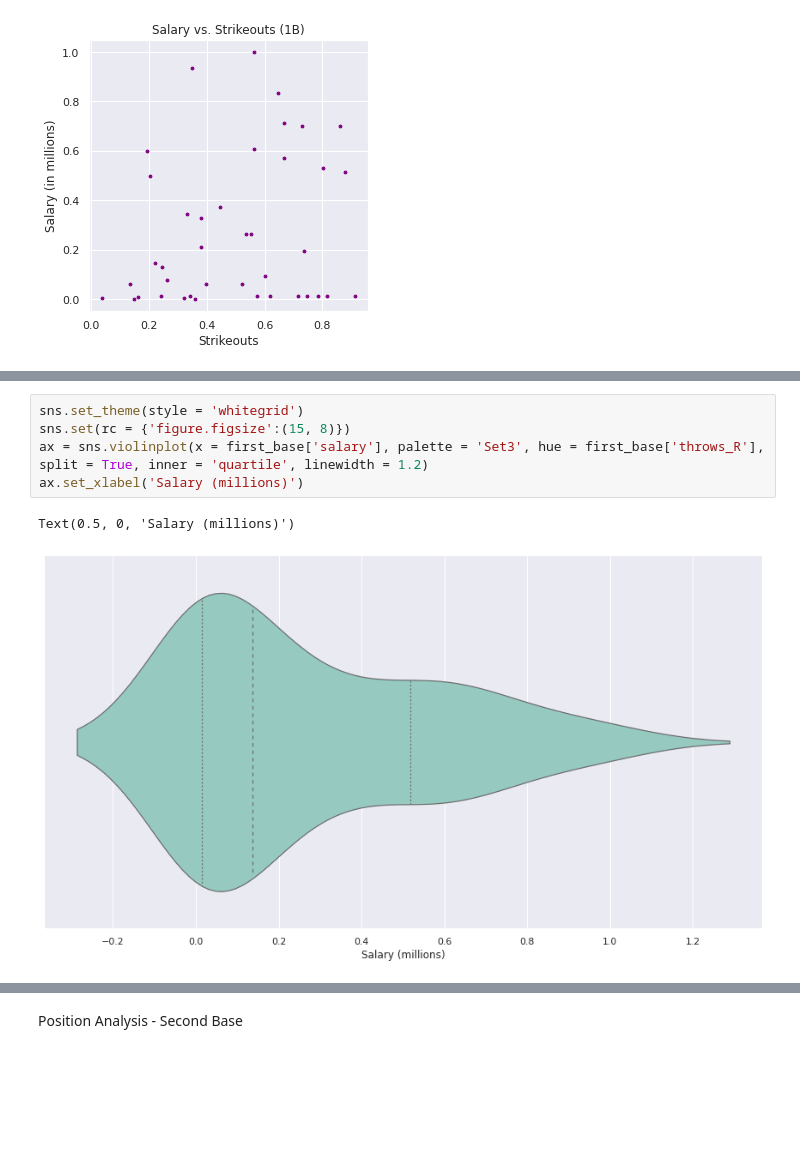
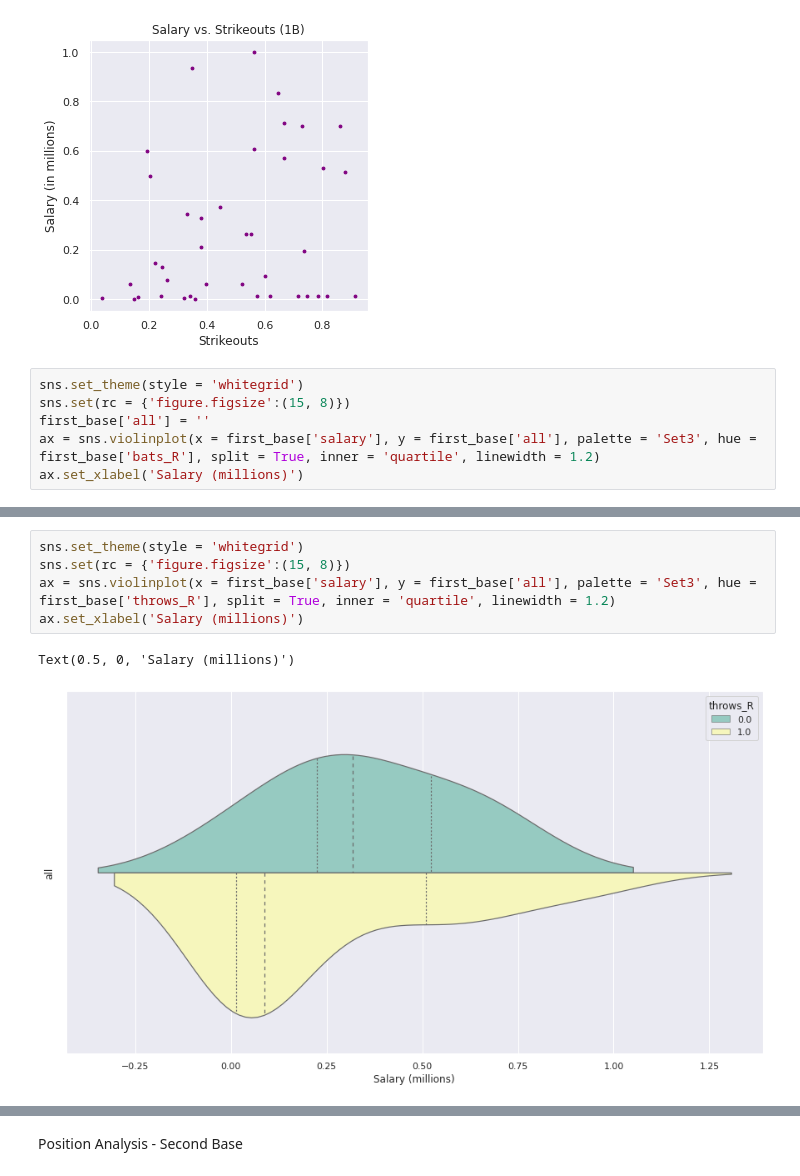
Before and after one commit to mnocerino23/MLB-Salary-Regressions, a Jupyter notebook: position_players.ipynb, the cells around one changed output, grey strips where cells are left out. Drawn from its saved outputs; the diff is of its cells as text; blank space fills up the shorter version.

```diff
--- a/position_players.ipynb
+++ b/position_players.ipynb
@@ -479,3 +479,9 @@ plt.title('Salary vs. Strikeouts (1B)')
 # %% [output]
 Text(0.5, 1.0, 'Salary vs. Strikeouts (1B)')
 [figure]
+# %%
+sns.set_theme(style = 'whitegrid')
+sns.set(rc = {'figure.figsize':(15, 8)})
+first_base['all'] = ''
+ax = sns.violinplot(x = first_base['salary'], y = first_base['all'], palette = 'Set3', hue = first_base['bats_R'], split = True, inner = 'quartile', linewidth = 1.2)
+ax.set_xlabel('Salary (millions)')
@@ -482,8 +496,8 @@ Text(0.5, 1.0, 'Salary vs. Strikeouts (1B)')
 # %%
 sns.set_theme(style = 'whitegrid')
 sns.set(rc = {'figure.figsize':(15, 8)})
-ax = sns.violinplot(x = first_base['salary'], palette = 'Set3', hue = first_base['throws_R'], split = True, inner = 'quartile', linewidth = 1.2)
+ax = sns.violinplot(x = first_base['salary'], y = first_base['all'], palette = 'Set3', hue = first_base['throws_R'], split = True, inner = 'quartile', linewidth = 1.2)
 ax.set_xlabel('Salary (millions)')
 # %% [output]
 Text(0.5, 0, 'Salary (millions)')
-[figure, old version]
+[figure, new version]
```
Also changed, not shown: parts of 67 cells of this notebook.
